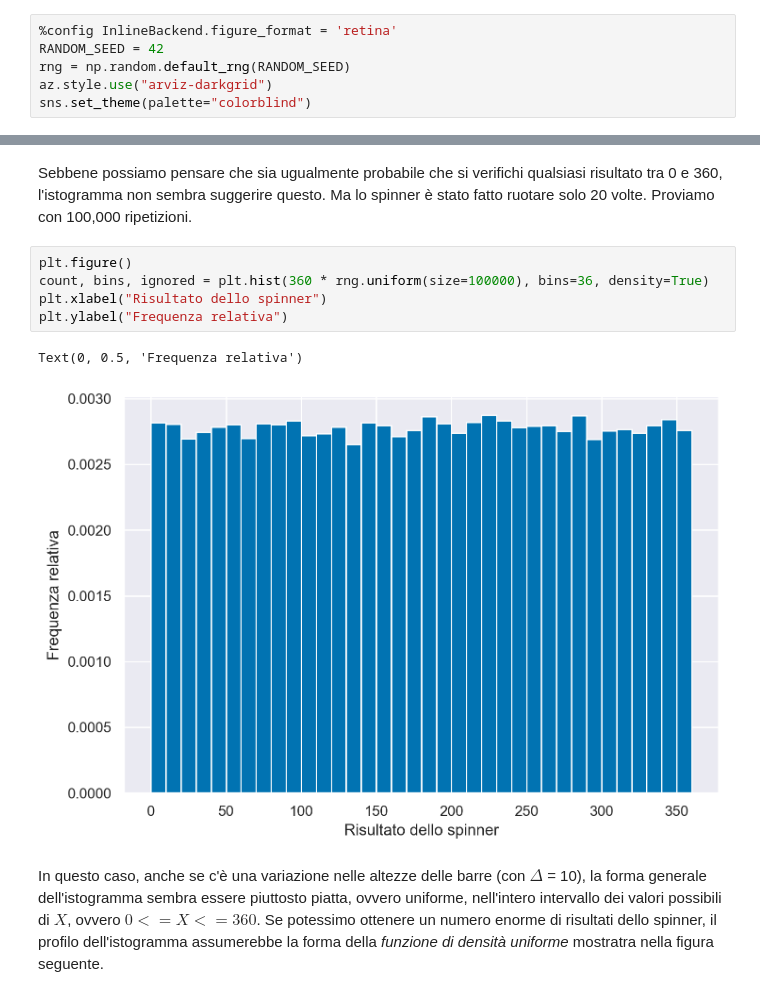
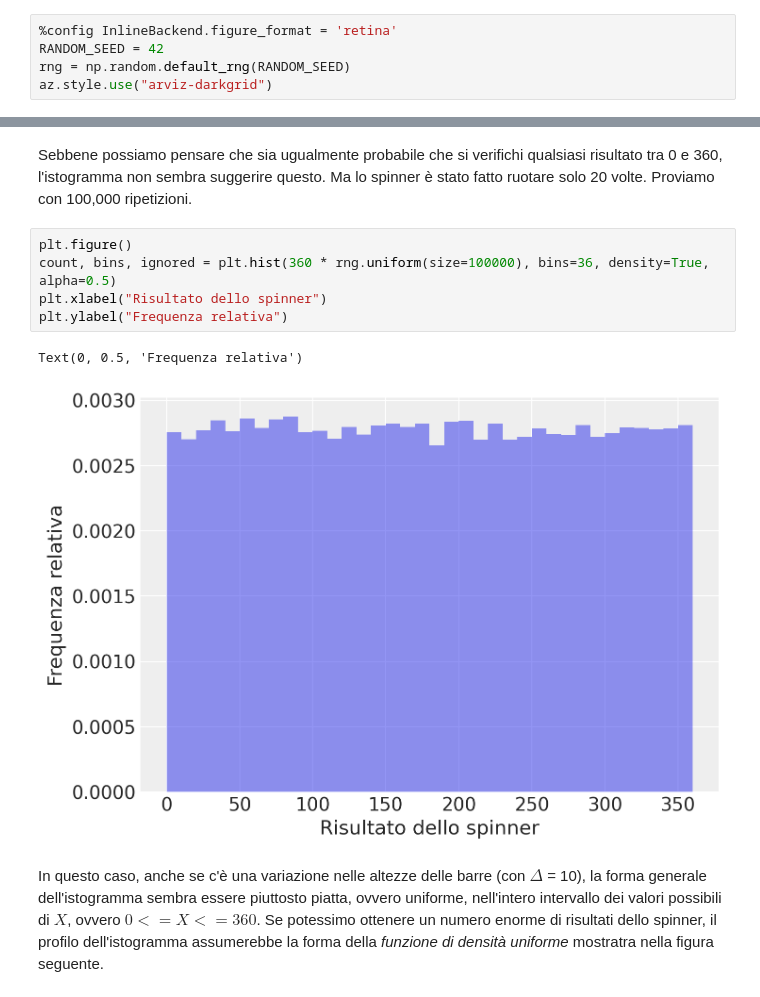
Before and after one commit to ccaudek/ds4p, a Jupyter notebook: _sources/chapter_3/08_cont_rv_distr.ipynb, the cells around one changed output, grey strips where cells are left out. Cells and saved outputs as stored; diff of their text form.

```diff
--- a/_sources/chapter_3/08_cont_rv_distr.ipynb
+++ b/_sources/chapter_3/08_cont_rv_distr.ipynb
@@ -23,7 +22,6 @@ import preliz as pz
 RANDOM_SEED = 42
 rng = np.random.default_rng(RANDOM_SEED)
 az.style.use("arviz-darkgrid")
-sns.set_theme(palette="colorblind")
 # %% [markdown]
 ## Distribuzione uniforme
 
@@ -47,12 +45,12 @@ plt.ylabel("Frequenza relativa");
 Sebbene possiamo pensare che sia ugualmente probabile che si verifichi qualsiasi risultato tra 0 e 360, l'istogramma non sembra suggerire questo. Ma lo spinner è stato fatto ruotare solo 20 volte. Proviamo con 100,000 ripetizioni.
 # %%
 plt.figure()
-count, bins, ignored = plt.hist(360 * rng.uniform(size=100000), bins=36, density=True)
+count, bins, ignored = plt.hist(360 * rng.uniform(size=100000), bins=36, density=True, alpha=0.5)
 plt.xlabel("Risultato dello spinner")
 plt.ylabel("Frequenza relativa")
 # %% [output]
 Text(0, 0.5, 'Frequenza relativa')
-[figure, old version]
+[figure, new version]
 # %% [markdown]
 In questo caso, anche se c'è una variazione nelle altezze delle barre (con $\Delta$ = 10), la forma generale dell'istogramma sembra essere piuttosto piatta, ovvero uniforme, nell'intero intervallo dei valori possibili di $X$, ovvero $0 <= X <= 360$. Se potessimo ottenere un numero enorme di risultati dello spinner, il profilo dell'istogramma assumerebbe la forma della *funzione di densità uniforme* mostratra nella figura seguente.
 # %%
```
Also changed, not shown: parts of 23 cells of this notebook, 35 other files.
